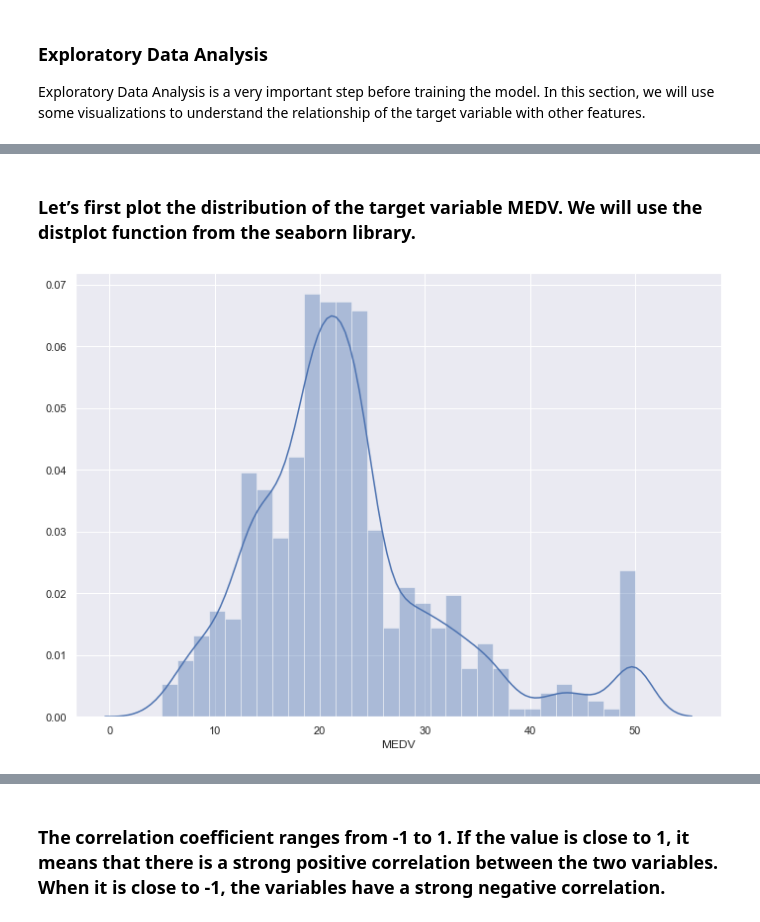
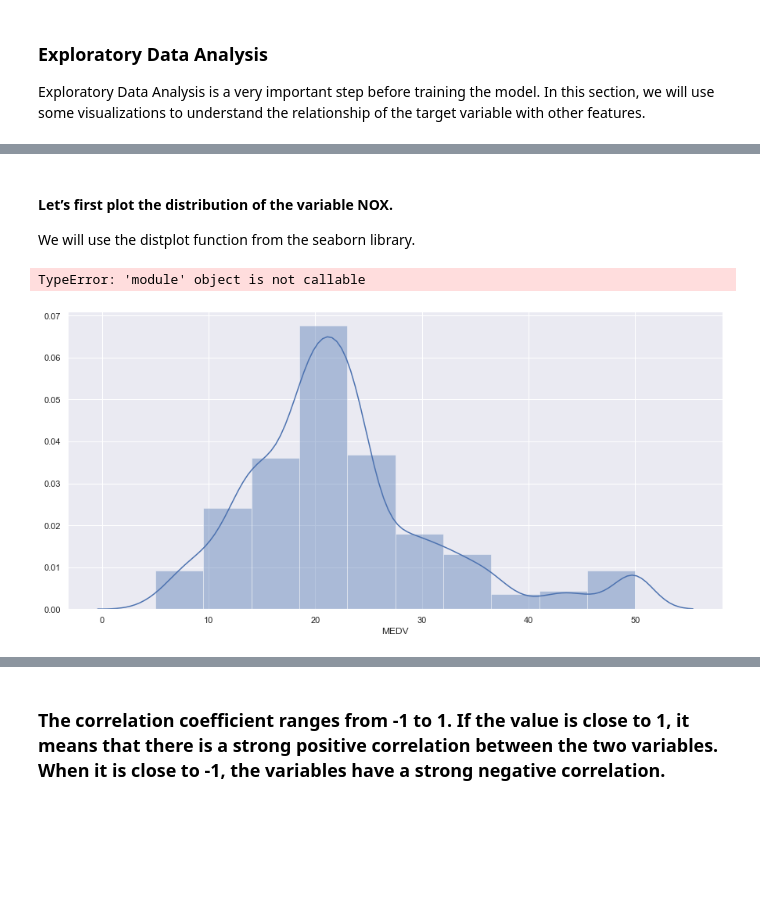
Before and after one commit to MarianneLawless/Machine-Learning-and-Statistics-Assessment-2019, a Jupyter notebook: Machine-Learning-and-Statistics-Assessment-2019.ipynb, the cells around one changed output, grey strips where cells are left out. Drawn from its saved outputs; the diff is of its cells as text; code cells hidden in the pictures; blank space fills up the shorter version.

```diff
--- a/Machine-Learning-and-Statistics-Assessment-2019.ipynb
+++ b/Machine-Learning-and-Statistics-Assessment-2019.ipynb
@@ -113,10 +240,9 @@ Exploratory Data Analysis is a very important step before training the model. In
 # %% [markdown]
-### Let’s first plot the distribution of the target variable MEDV. We will use the distplot function from the seaborn library.
+#### Let’s first plot the distribution of the variable NOX.
+We will use the distplot function from the seaborn library.
-# %%
-sns.set(rc={'figure.figsize':(11.7,8.27)})
-sns.distplot(boston['MEDV'], bins=30)
-plt.show()
-
-# We see that the values of MEDV are distributed normally with few outliers.
-# %% [output]
-[figure, removed]
+# %%
+sns.distplot(boston["MEDV"], bins=10)
+plt("Distrubution of Price")
+# %% [output]
+TypeError: 'module' object is not callable
+[figure, added]
```
Also changed, not shown: parts of 44 cells of this notebook, 2 other files.
